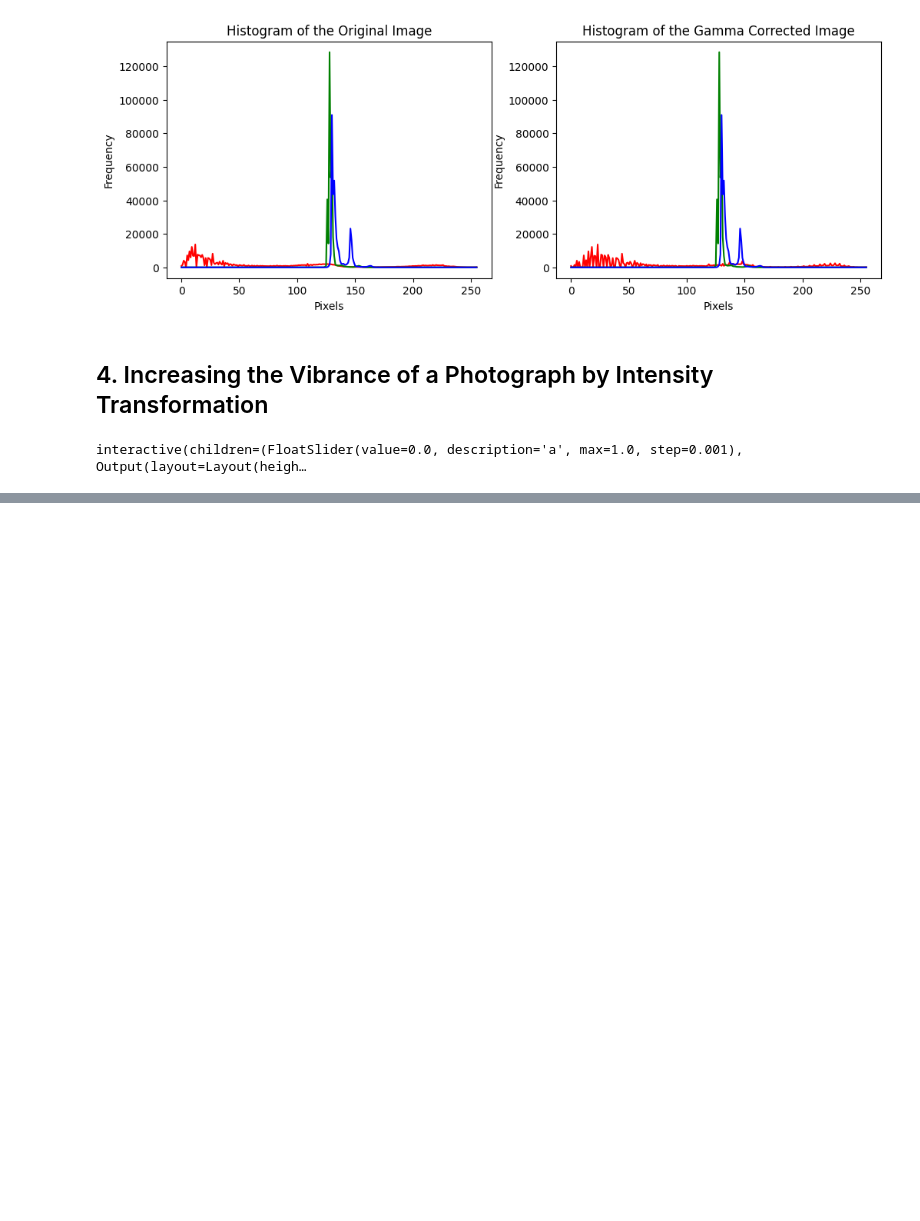
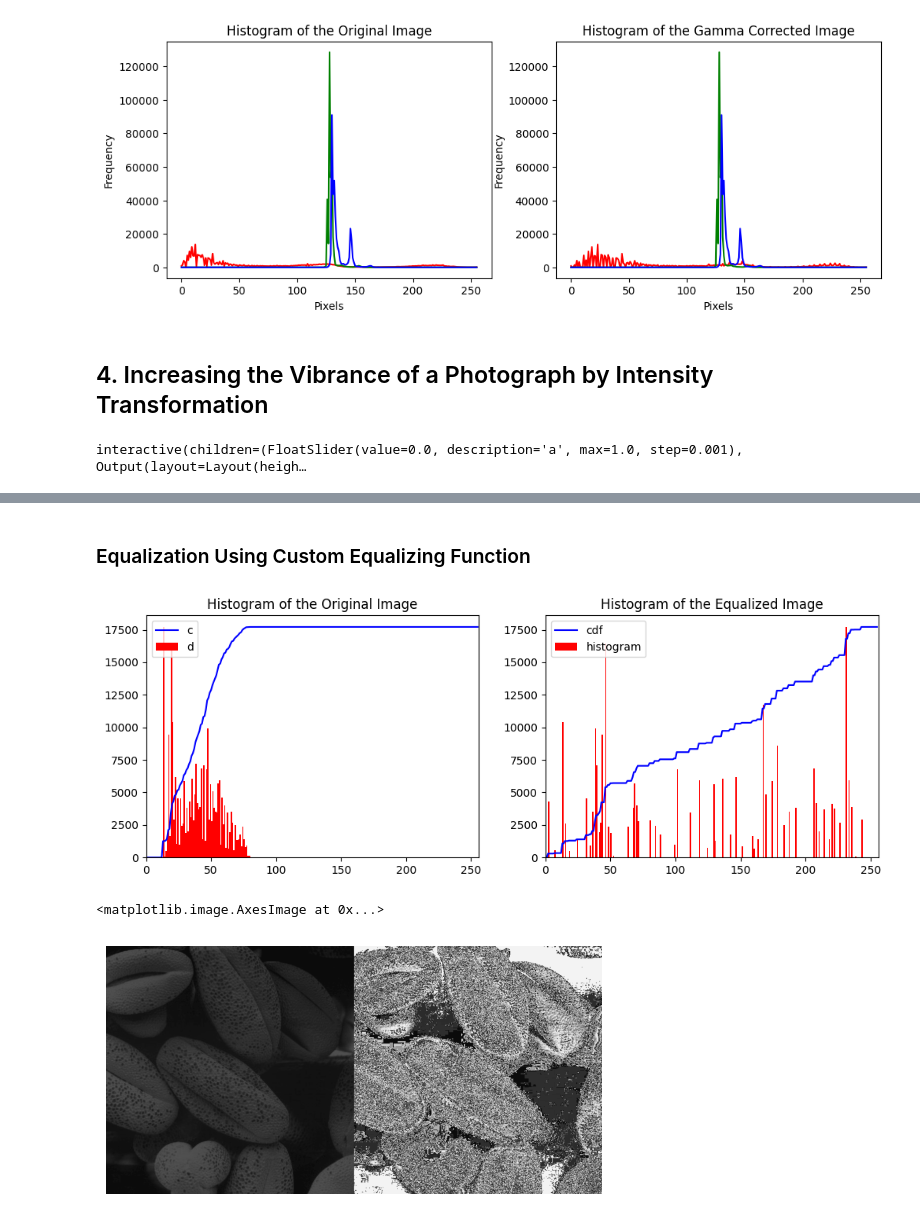
Before and after one commit to NisalAmindu/Point-Operations-and-Spatial-Filtering, a Jupyter notebook: complete jp.ipynb, the cells around one changed output, grey strips where cells are left out. Drawn from its saved outputs; the diff is of its cells as text; code cells hidden in the pictures; blank space fills up the shorter version.

```diff
--- a/complete jp.ipynb
+++ b/complete jp.ipynb
@@ -250,0 +292,53 @@ interactive(children=(FloatSlider(value=0.0, description='a', max=1.0, step=0.00
+# %% [markdown]
+### Equalization Using Custom Equalizing Function
+# %%
+import matplotlib.pyplot as plt
+import numpy as np
+import cv2 as cv
+
+def equalize(image):
+    histogram,  bins = np.histogram(img.flatten(), bins=256, range=(0, 256))    # Calculate the histogram of the image
+    cdf = hist.cumsum()                                                         # calculate cumulative dixtribution function
+    cdf_normalized = cdf * histogram.max()/cdf.max()                            # Normalize the CDF to map the range into (0-255) range
+    table = np.interp(image.flatten(), bins[:-1], cdf_normalized)               # Store the mapped values into a table
+    equalized_image = table.reshape(image.shape)                                # Reshape the table into the shape of the original image
+    return equalized_image.astype('uint8')
+
+
+img = cv.imread('a1images/shells.tif', cv.IMREAD_GRAYSCALE)
+
+hist,  bins = np.histogram(img.ravel(), 256, [0, 256])      # Calculate the histogram of the original image
+cdf = hist.cumsum()
+cdf_normalized = cdf * hist.max()/cdf.max()
+#region
+plt.figure(figsize=(12,4))
+
+plt.subplot(121)
+plt.plot(cdf_normalized, color='b')
+plt.hist(img.flatten(), 256, [0, 256], color='r')
+plt.xlim([0, 256])
+plt.legend(('cdf, histogram'), loc='upper left')
+plt.title('Histogram of the Original Image')
+#endregion
+
+equ = equalize(img)
+hist, bins = np.histogram(equ.ravel(), 256, [0, 256])       # Calculate the histogram of the equalized image
+cdf = hist.cumsum()
+cdf_normalized = cdf*hist.max()/cdf.max()
+#region
+plt.subplot(122)
+plt.plot(cdf_normalized, color='b')
+plt.hist(equ.flatten(), 256, [0, 256], color='r')
+plt.xlim([0, 256])
+plt.legend(('cdf', 'histogram'), loc='upper left')
+plt.title('Histogram of the Equalized Image')
+plt.show()
+#endregion
+
+conversion = np.hstack((img, equ))
+plt.axis('off')
+plt.imshow(conversion, cmap='gray')
+# %% [output]
+[figure, added]
+<matplotlib.image.AxesImage at 0x...>
+[figure, added]
```
Also changed, not shown: parts of 16 cells of this notebook, 2 other files.
